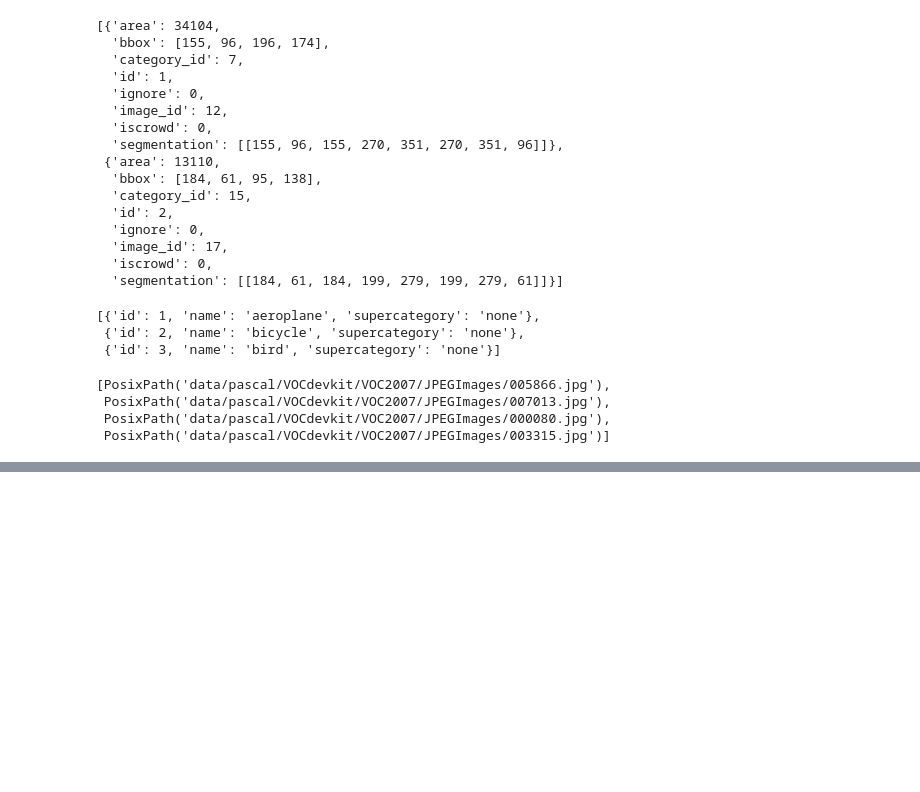
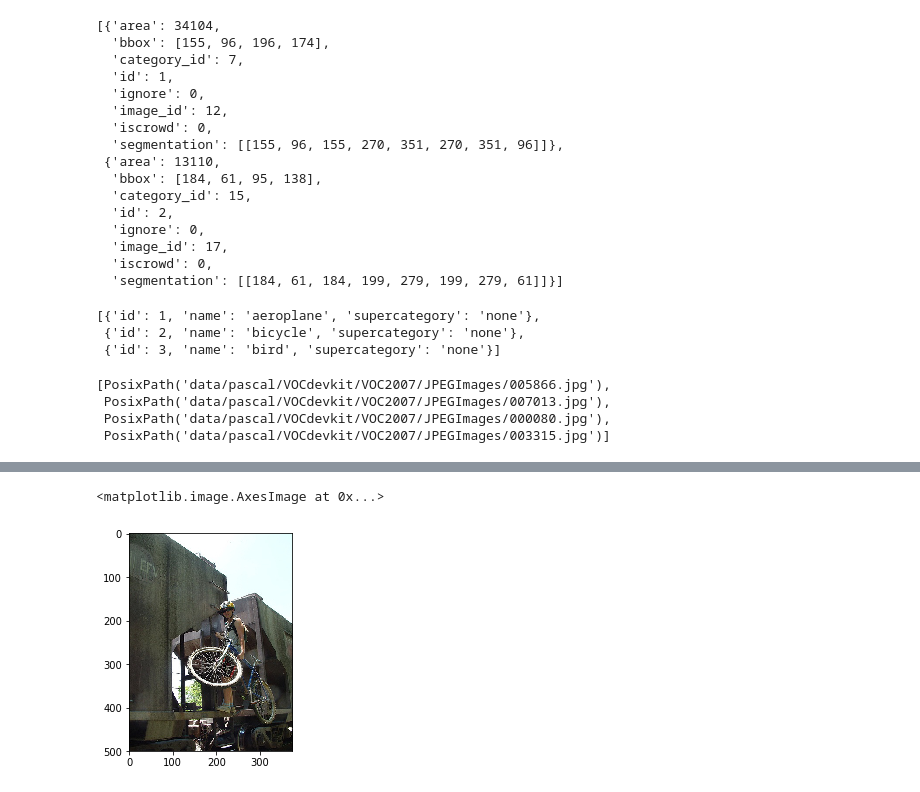
Before and after one commit to musedivision/deeplearning, a Jupyter notebook: volume/pascal VOC.ipynb, the cells around one changed output, grey strips where cells are left out. Saved outputs shown, nothing was run; the diff lists cells and outputs as text; code cells hidden in the pictures; blank space fills up the shorter version.

```diff
--- a/volume/pascal VOC.ipynb
+++ b/volume/pascal VOC.ipynb
@@ -77,0 +80,6 @@ plt.imshow(img)
+# %%
+fig, ax = plt.subplots(figsize=None)
+ax.imshow(img)
+# %% [output]
+<matplotlib.image.AxesImage at 0x...>
+[figure, added]
```
Also changed, not shown: parts of 13 cells of this notebook, 1 other file.
